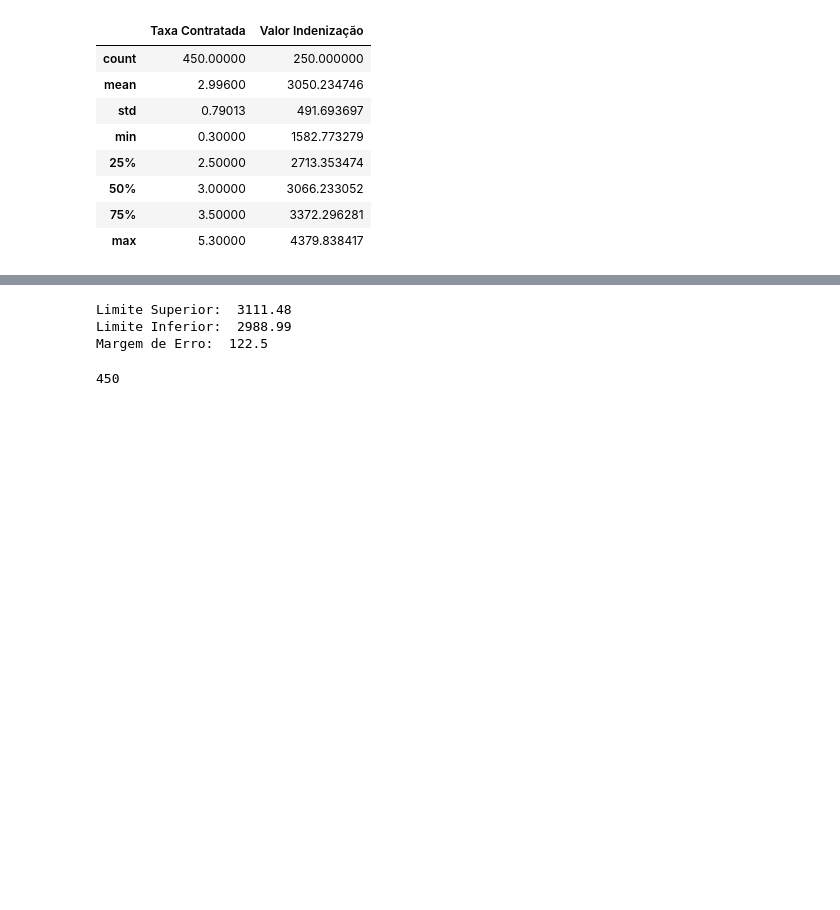
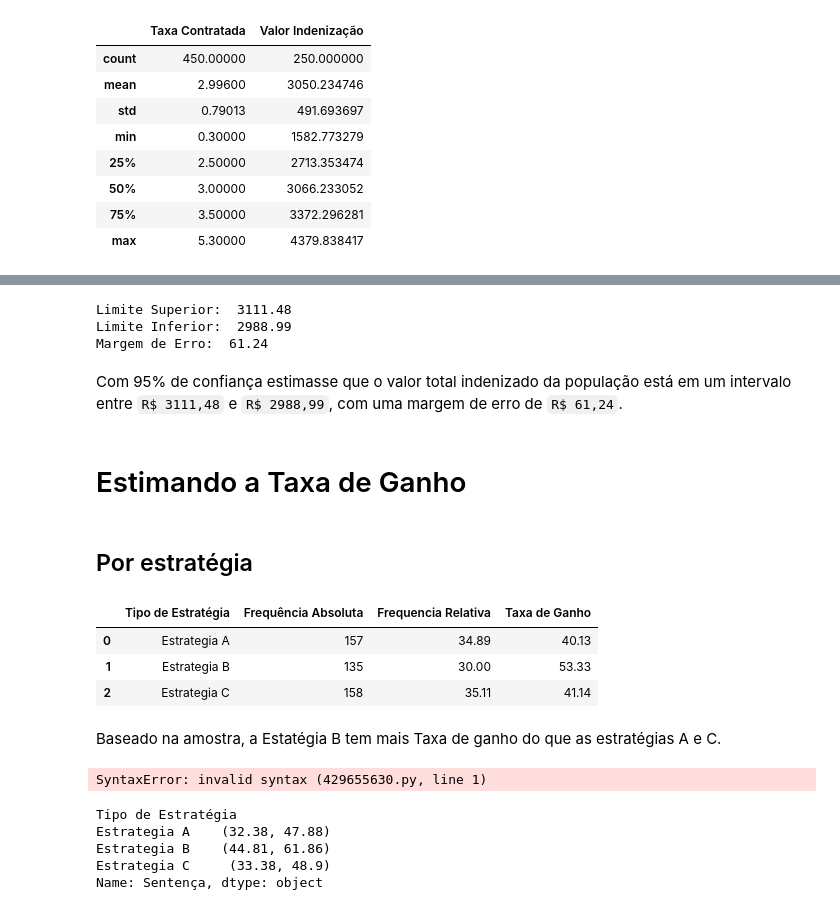
Before and after one commit to ben-hurs/custos-judiciais, a Jupyter notebook: nootebook.ipynb, the cells around one changed output, grey strips where cells are left out. Saved outputs shown, nothing was run; the diff lists cells and outputs as text; code cells hidden in the pictures; blank space fills up the shorter version.

```diff
--- a/nootebook.ipynb
+++ b/nootebook.ipynb
@@ -113,7 +113,7 @@ resumo_geral
 - Metas dessas indenizações tem valor abaixo de `R$ 3066,23` e a outra metade acima disso.
 # %%
 df1 = df.copy()
-df1 = df1[df1['Valor Indenização'] != 0.0]
+df1 = df1[df1['Sentença'] == 0]
 
 # confiança
 confianca = 0.95
@@ -141,7 +141,7 @@ limite_superior = (media_amostral + intervalo).round(2)
 limite_inferior = (media_amostral - intervalo).round(2)
 
 # margem de erro
-margem_erro = (intervalo * 2).round(2)
+margem_erro = (media_amostral - limite_inferior).round(2)
 
 
 print('Limite Superior: ', limite_superior)
@@ -150,8 +150,57 @@ print('Margem de Erro: ', margem_erro)
 # %% [output]
 Limite Superior:  3111.48
 Limite Inferior:  2988.99
-Margem de Erro:  122.5
+Margem de Erro:  61.24
-# %%
-len(df['Valor Indenização'])
-# %% [output]
-450
+# %% [markdown]
+Com 95% de confiança estimasse que o valor total indenizado da população está em um intervalo entre `R$ 3111,48` e `R$ 2988,99`, com uma margem de erro de `R$ 61,24`.
+# %% [markdown]
+# Estimando a Taxa de Ganho
+# %% [markdown]
+## Por estratégia
+# %%
+estrategia_fa = df['Tipo de Estratégia'].value_counts()
+estrategia_fr = (df['Tipo de Estratégia'].value_counts(normalize=True)*100).round(2)
+taxa_de_ganho = (df.groupby('Tipo de Estratégia')['Sentença'].mean()*100).round(2)
+
+estrategia_tx = pd.DataFrame({'Frequência Absoluta': estrategia_fa,
+                                      'Frequencia Relativa': estrategia_fr,
+                                      'Taxa de Ganho': taxa_de_ganho}).reset_index()
+estrategia_tx.sort_values(by='Tipo de Estratégia')
+# %% [output]
+|  | Tipo de Estratégia | Frequência Absoluta | Frequencia Relativa | Taxa de Ganho |
+| 0 | Estrategia A | 157 | 34.89 | 40.13 |
+| 1 | Estrategia B | 135 | 30.00 | 53.33 |
+| 2 | Estrategia C | 158 | 35.11 | 41.14 |
+# %% [markdown]
+Baseado na amostra, a Estatégia B tem mais Taxa de ganho do que as estratégias A e C.
+# %%
+(df.groupby('Tipo de Estratégia')['Sentença'].agg('Taxa de Ganho': mean()*100).round(2))
+# %% [output]
+SyntaxError: invalid syntax (429655630.py, line 1)
+# %%
+import scipy.stats as stats
+
+# Função para calcular o intervalo de confiança
+def confidence_interval(data):
+    mean = data.mean()
+    std_error = stats.sem(data)
+    # Defina o nível de confiança desejado, por exemplo, 95%
+    confidence_level = 0.95
+    # Use a distribuição t de Student para calcular o intervalo de confiança
+    t = stats.t.ppf((1 + confidence_level) / 2, len(data) - 1)
+    margin_of_error = t * std_error
+    lower_bound = mean - margin_of_error
+    upper_bound = mean + margin_of_error
+    return (lower_bound*100).round(2), (upper_bound*100).round(2)
+
+# Calcular o intervalo de confiança para cada grupo de 'Tipo de Estratégia'
+confidence_intervals = df.groupby('Tipo de Estratégia')['Sentença'].agg(confidence_interval)
+
+# Exibir os intervalos de confiança
+print(confidence_intervals)
+# %% [output]
+Tipo de Estratégia
+Estrategia A    (32.38, 47.88)
+Estrategia B    (44.81, 61.86)
+Estrategia C     (33.38, 48.9)
+Name: Sentença, dtype: object
```
Also changed, not shown: parts of 5 cells of this notebook.
